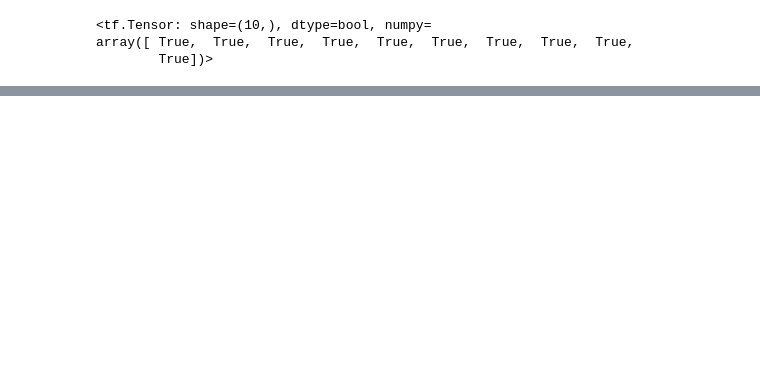
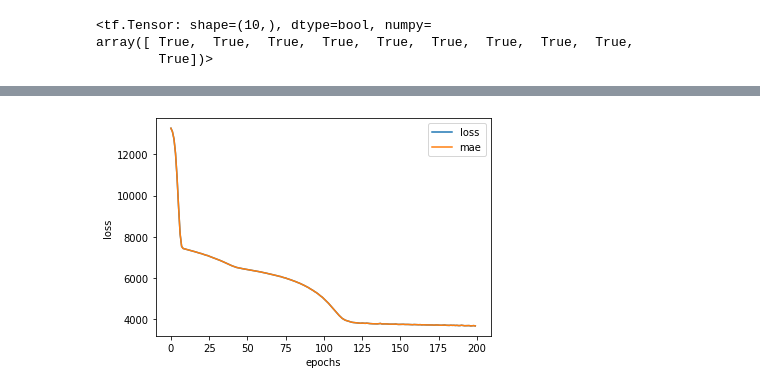
Before and after one commit to ElenaBara21/TensorFlow, a Jupyter notebook: 01_neural_network_regression_with_tensorflow.ipynb, the cells around one changed output, grey strips where cells are left out. Drawn from its saved outputs; the diff is of its cells as text; code cells hidden in the pictures; blank space fills up the shorter version.

```diff
--- a/01_neural_network_regression_with_tensorflow.ipynb
+++ b/01_neural_network_regression_with_tensorflow.ipynb
@@ -956,0 +1013,4 @@ array([ 70.55218 ,  75.13991 ,  79.72763 ,  84.31535 ,  88.903076,
+# %%
+# Read in the insurance dataset
+insurance = pd.read_csv("https://raw.githubusercontent.com/stedy/Machine-Learning-with-R-datasets/master/insurance.csv")
+insurance
@@ -956,0 +1211,18 @@ array([ 70.55218 ,  75.13991 ,  79.72763 ,  84.31535 ,  88.903076,
+# %%
+#Set random seed
+tf.random.set_seed(42)
+
+# 1. Create the model
+insurance_model_2 = tf.keras.Sequential([
+                                         tf.keras.layers.Dense(100),
+                                         tf.keras.layers.Dense(10),
+                                         tf.keras.layers.Dense(1)
+
+])
+# 2.Compile the model
+insurance_model_2.compile(loss=tf.keras.losses.mae,
+                          optimizer=tf.keras.optimizers.Adam(),
+                          metrics=["mae"])
+
+# 3. Fit the model
+insurance_model_2.fit(X_train, y_train, epochs=100, verbose=1)
@@ -956,0 +1259,18 @@ array([ 70.55218 ,  75.13991 ,  79.72763 ,  84.31535 ,  88.903076,
+# %%
+#Set random seed
+tf.random.set_seed(42)
+
+# 1. Create the model
+insurance_model_3 = tf.keras.Sequential([
+                                         tf.keras.layers.Dense(100),
+                                         tf.keras.layers.Dense(10),
+                                         tf.keras.layers.Dense(1)
+
+])
+# 2.Compile the model
+insurance_model_3.compile(loss=tf.keras.losses.mae,
+                          optimizer=tf.keras.optimizers.Adam(),
+                          metrics=["mae"])
+
+# 3. Fit the model
+history = insurance_model_3.fit(X_train, y_train, epochs=200, verbose=1)
@@ -956,0 +1305,7 @@ array([ 70.55218 ,  75.13991 ,  79.72763 ,  84.31535 ,  88.903076,
+# %%
+# Plot history(also known as a loss curve or a training curve)
+pd.DataFrame(history.history).plot()
+plt.ylabel("loss")
+plt.xlabel("epochs");
+# %% [output]
+[figure, added]
```
Also changed, not shown: parts of 65 cells of this notebook.
